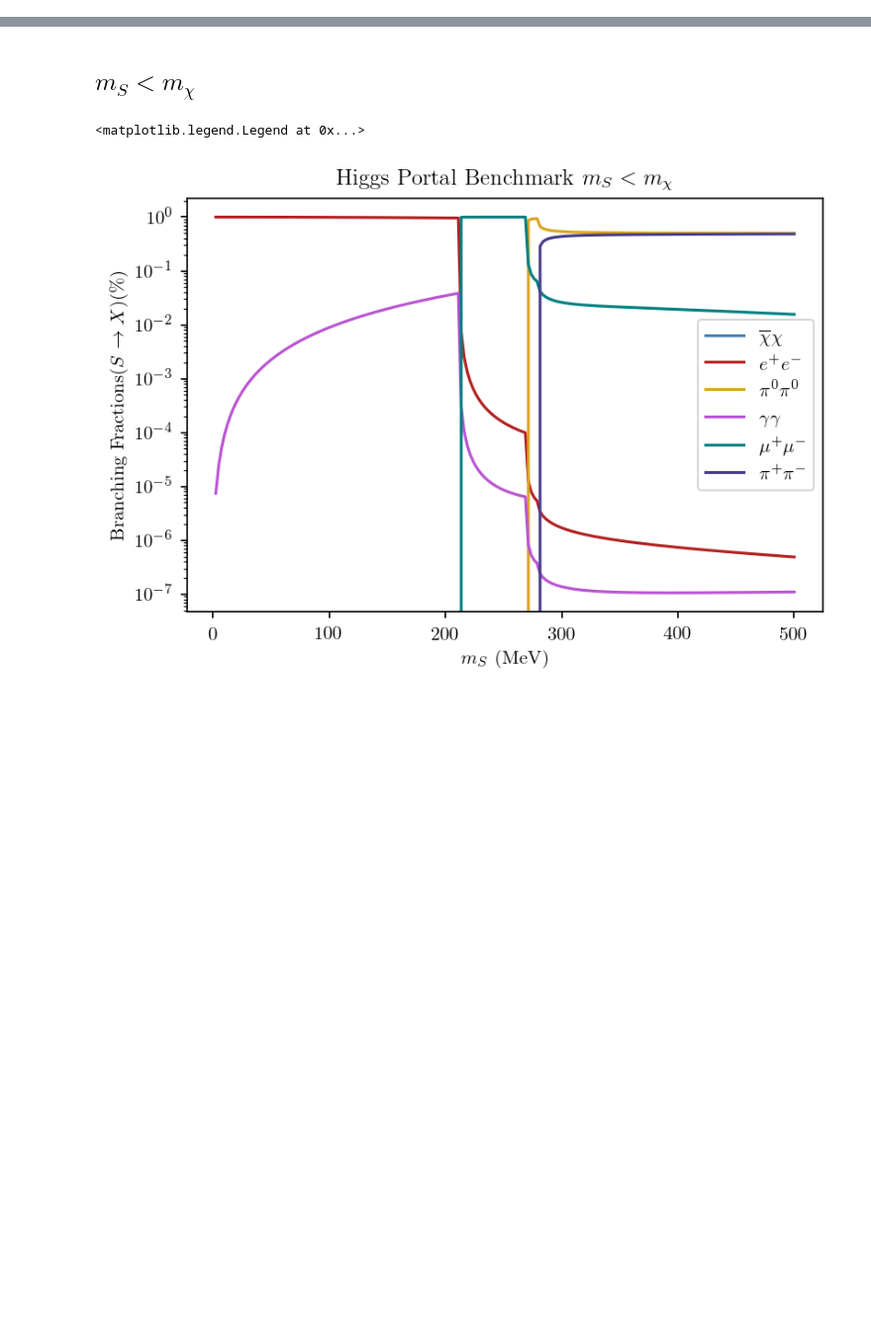
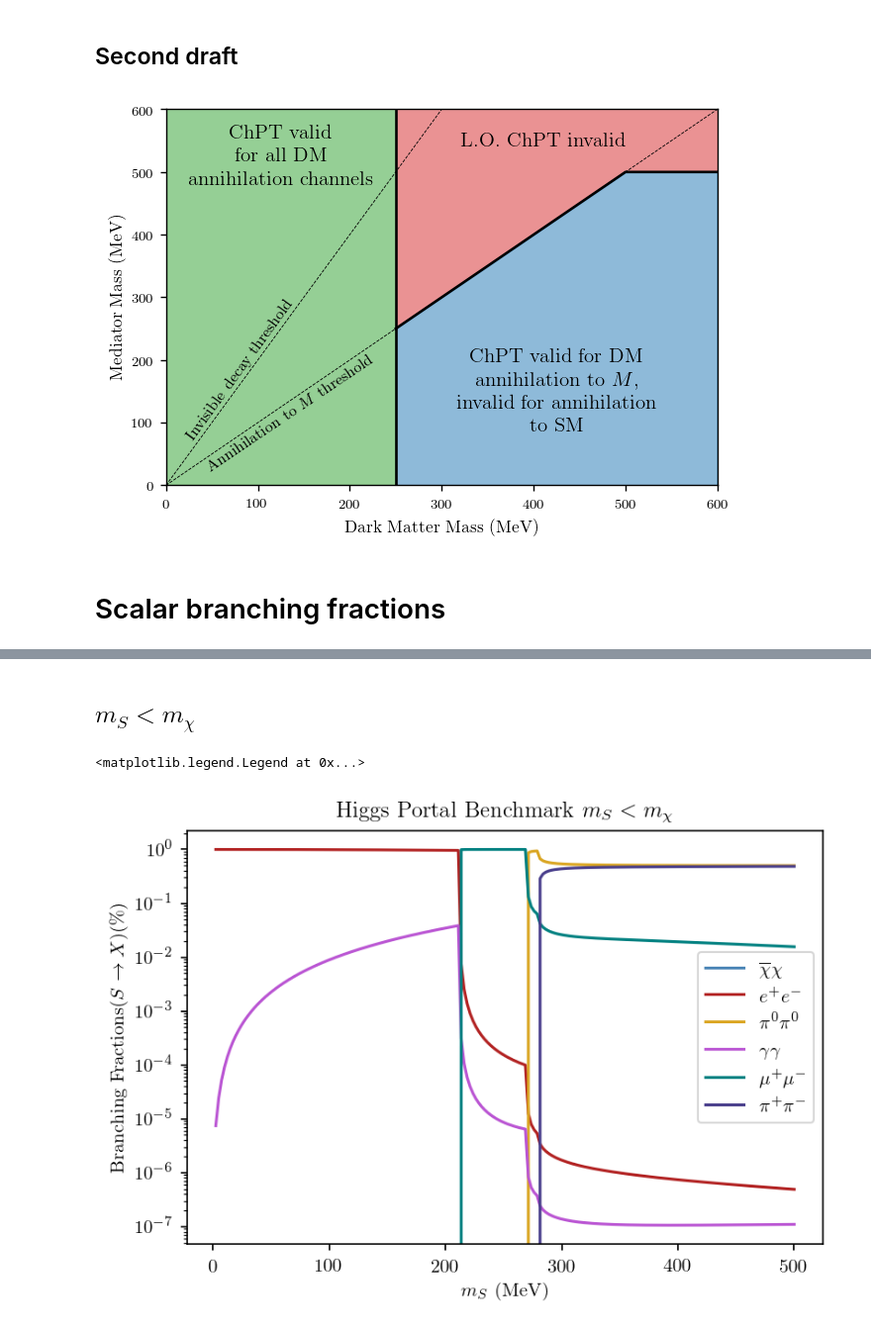
Before and after one commit to LoganAMorrison/Hazma, a Jupyter notebook: tutorials/phase_diagram.ipynb, the cells around one changed output, grey strips where cells are left out. Shown at 99% size. Saved outputs shown, nothing was run; the diff lists cells and outputs as text; code cells hidden in the pictures; blank space fills up the shorter version.

```diff
--- a/tutorials/phase_diagram.ipynb
+++ b/tutorials/phase_diagram.ipynb
@@ -60,0 +67,46 @@ plt.savefig("med_and_dm_mass_phase_diagram.pdf")
+# %% [markdown]
+## Second draft
+# %%
+mx_max = 600
+colors = [c["color"] for c in plt.rcParams['axes.prop_cycle']]
+
+plt.figure(figsize=(latex_text_width_1col, 0.7*latex_text_width_1col))
+plt.xlim([0., mx_max])
+plt.ylim([0., mx_max])
+
+plt.axvline(250., color='k')
+plt.plot([250, 500, 600], [250, 500, 500], color='k')
+
+plt.plot([0, mx_max], [0, mx_max], '--k', linewidth=0.5)
+plt.plot([0, mx_max], [0, 2*mx_max], '--k', linewidth=0.5)
+
+plt.fill_between([250., 500., mx_max], [0., 0., 0.], [250., 500., 500.],
+                 color=colors[0], alpha=0.5)
+plt.fill_between([0., 250.], [0, 0], [mx_max, mx_max],
+                 color=colors[2], alpha=0.5, lw=0)
+plt.fill_between([250., 500., 600], [250., 500., 500.], [mx_max, mx_max, mx_max],
+                 color=colors[3], alpha=0.5, lw=0)
+
+plt.text(425., 150.,
+         "ChPT valid for DM\nannihilation to $M$,\ninvalid for annihilation\nto SM",
+         va="center", ha="center")
+
+plt.text(125., 525,
+         "ChPT valid\nfor all DM\nannihilation channels",
+         ha="center", va="center")
+
+plt.text(410., 550., "L.O. ChPT invalid", ha="center", va="center")
+
+plt.text(80., 185., "Invisible decay threshold",
+         rotation=54, va="center", ha="center", fontsize=9)
+plt.text(135., 115, "Annihilation to $M$ threshold",
+         rotation=34, va="center", ha="center", fontsize=9)
+
+plt.ylabel("Mediator Mass (MeV)")
+plt.xlabel("Dark Matter Mass (MeV)")
+
+plt.savefig("figures/med_and_dm_mass_phase_diagram.pdf")
+# %% [output]
+[figure, added]
+# %% [markdown]
+# Scalar branching fractions
```
Also changed, not shown: parts of 11 cells of this notebook, 8 other files.
